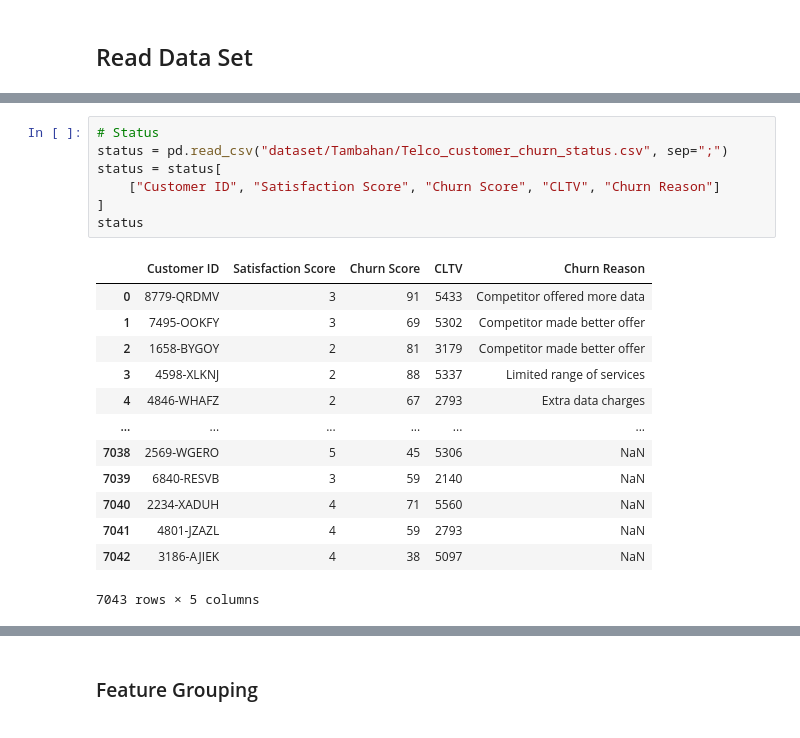
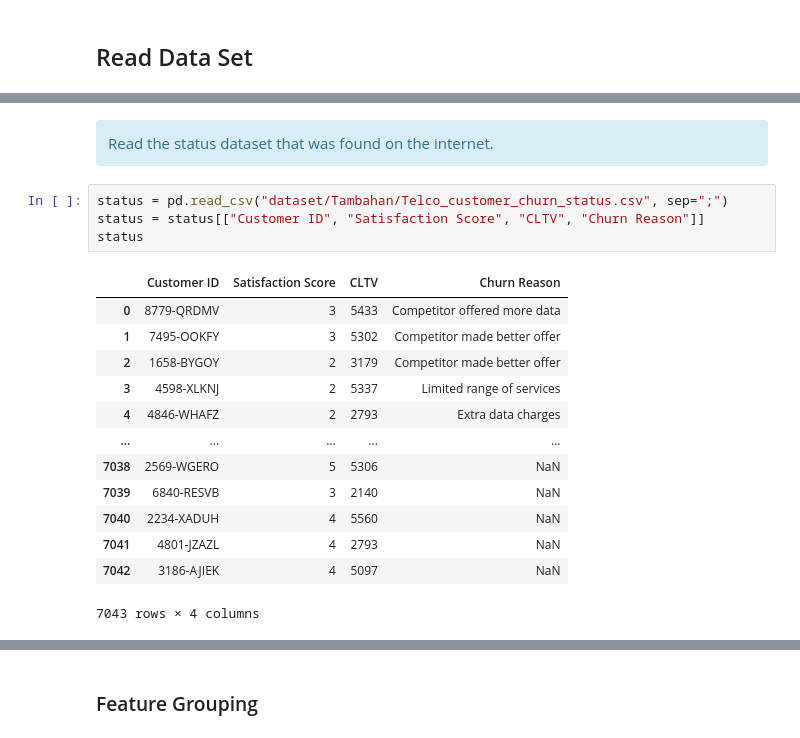
Before and after one commit to Christian-Chrata/Telco-Customer-Churn, a Jupyter notebook: Telco Customer Churn.ipynb, the cells around one changed output, grey strips where cells are left out. Drawn from its saved outputs; the diff is of its cells as text.

```diff
--- a/Telco Customer Churn.ipynb
+++ b/Telco Customer Churn.ipynb
@@ -128,24 +158,23 @@ base
 | 7041 | 8361-LTMKD | Male | 1 | Yes | No | 4 | Yes | Yes | ... |
 | 7042 | 3186-AJIEK | Male | 0 | No | No | 66 | Yes | No | ... |
 7043 rows × 21 columns
+# %% [markdown]
+<div class="alert alert-info" role="alert">Read the status dataset that was found on the internet.</div>
 # %%
-# Status
 status = pd.read_csv("dataset/Tambahan/Telco_customer_churn_status.csv", sep=";")
-status = status[
-    ["Customer ID", "Satisfaction Score", "Churn Score", "CLTV", "Churn Reason"]
-]
+status = status[["Customer ID", "Satisfaction Score", "CLTV", "Churn Reason"]]
 status
 # %% [output]
-|  | Customer ID | Satisfaction Score | Churn Score | CLTV | Churn Reason |
-| 0 | 8779-QRDMV | 3 | 91 | 5433 | Competitor offered more data |
-| 1 | 7495-OOKFY | 3 | 69 | 5302 | Competitor made better offer |
-| 2 | 1658-BYGOY | 2 | 81 | 3179 | Competitor made better offer |
-| 3 | 4598-XLKNJ | 2 | 88 | 5337 | Limited range of services |
-| 4 | 4846-WHAFZ | 2 | 67 | 2793 | Extra data charges |
-| ... | ... | ... | ... | ... | ... |
-| 7038 | 2569-WGERO | 5 | 45 | 5306 | NaN |
-| 7039 | 6840-RESVB | 3 | 59 | 2140 | NaN |
-| 7040 | 2234-XADUH | 4 | 71 | 5560 | NaN |
-| 7041 | 4801-JZAZL | 4 | 59 | 2793 | NaN |
-| 7042 | 3186-AJIEK | 4 | 38 | 5097 | NaN |
+|  | Customer ID | Satisfaction Score | CLTV | Churn Reason |
+| 0 | 8779-QRDMV | 3 | 5433 | Competitor offered more data |
+| 1 | 7495-OOKFY | 3 | 5302 | Competitor made better offer |
+| 2 | 1658-BYGOY | 2 | 3179 | Competitor made better offer |
+| 3 | 4598-XLKNJ | 2 | 5337 | Limited range of services |
+| 4 | 4846-WHAFZ | 2 | 2793 | Extra data charges |
+| ... | ... | ... | ... | ... |
+| 7038 | 2569-WGERO | 5 | 5306 | NaN |
+| 7039 | 6840-RESVB | 3 | 2140 | NaN |
+| 7040 | 2234-XADUH | 4 | 5560 | NaN |
+| 7041 | 4801-JZAZL | 4 | 2793 | NaN |
+| 7042 | 3186-AJIEK | 4 | 5097 | NaN |
-7043 rows × 5 columns
+7043 rows × 4 columns
```
Also changed, not shown: parts of 190 cells of this notebook, 3 other files.
